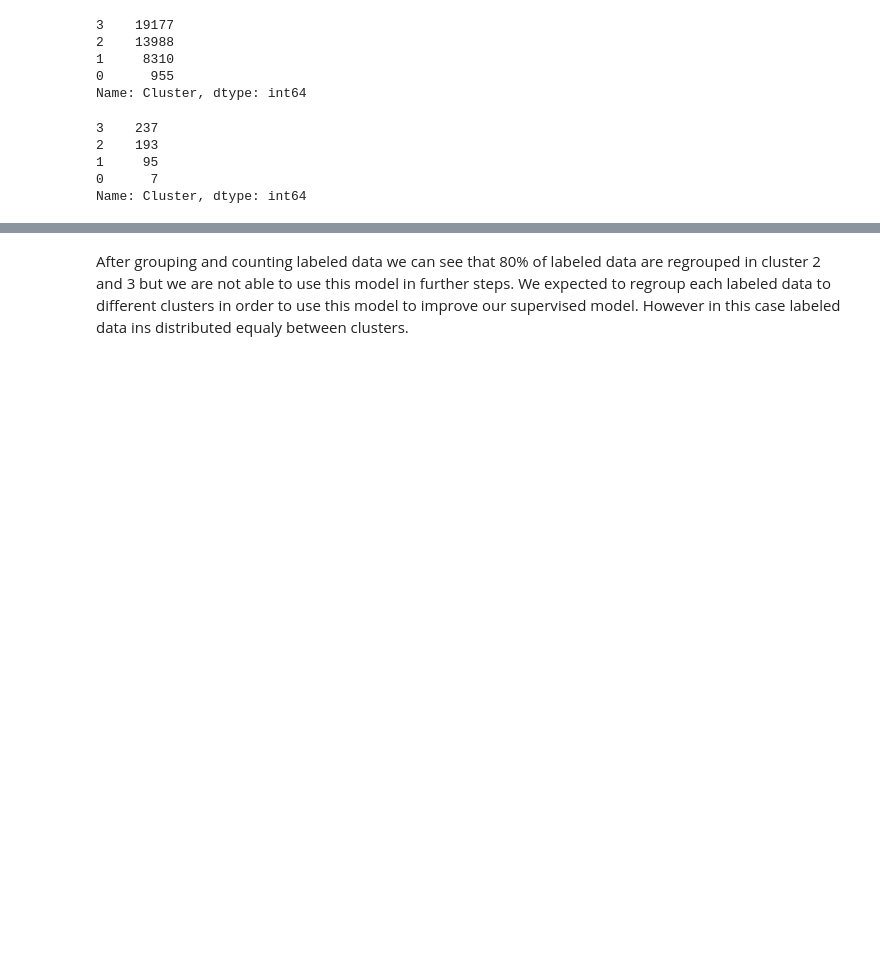
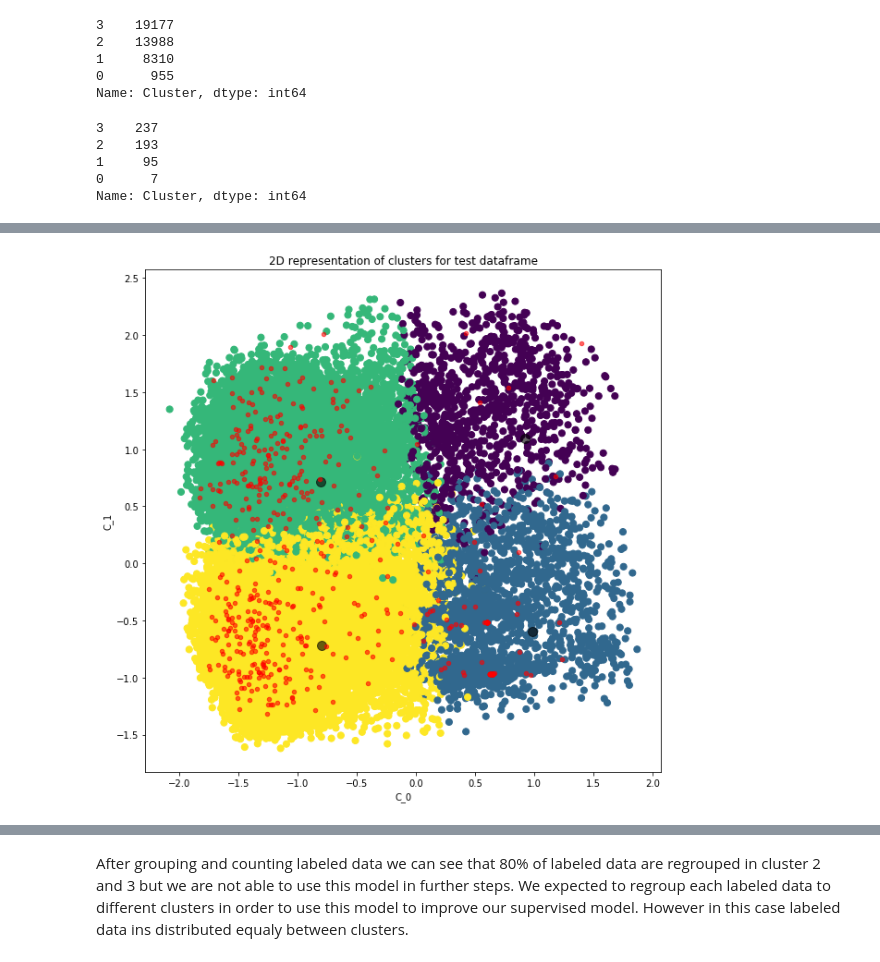
Before and after one commit to keyvantaj/Capstone_Project, a Jupyter notebook: 2_Supervised_Learning_Model.ipynb, the cells around one changed output, grey strips where cells are left out. Saved outputs shown, nothing was run; the diff lists cells and outputs as text; code cells hidden in the pictures; blank space fills up the shorter version.

```diff
--- a/2_Supervised_Learning_Model.ipynb
+++ b/2_Supervised_Learning_Model.ipynb
@@ -526,0 +532,9 @@ Name: Cluster, dtype: int64
+# %%
+reduced_mailout_test['Cluster'] = kmeans_azdias.predict(reduced_mailout_test)
+# %%
+cluster_centroids = kmeans_azdias.cluster_centers_
+X = reduced_mailout_test.iloc[:,:-1].values
+centers = cluster_centroids
+labels = reduced_mailout_test['Cluster'].values
+# %%
+positive_labels = concat_train[concat_train['RESPONSE']==1].iloc[:,:-2].values
@@ -526,0 +557,12 @@ Name: Cluster, dtype: int64
+# %%
+# 2D representation of clusters and positive labeled data with centers for C_0 and C_1 components
+plt.figure(figsize=(10,10))
+plt.scatter(X[:, 0], X[:, 1], c=labels, s=50, cmap='viridis')
+plt.scatter(centers[:, 0], centers[:, 1], c='black', s=100, alpha=0.6)
+plt.scatter(positive_labels[:,0], positive_labels[:,1], c='red', s=20, alpha=0.6)
+plt.xlabel('C_0')
+plt.ylabel('C_1')
+plt.title('2D representation of clusters for test dataframe')
+plt.show()
+# %% [output]
+[figure, added]
```
Also changed, not shown: parts of 20 cells of this notebook, 2 other files.
